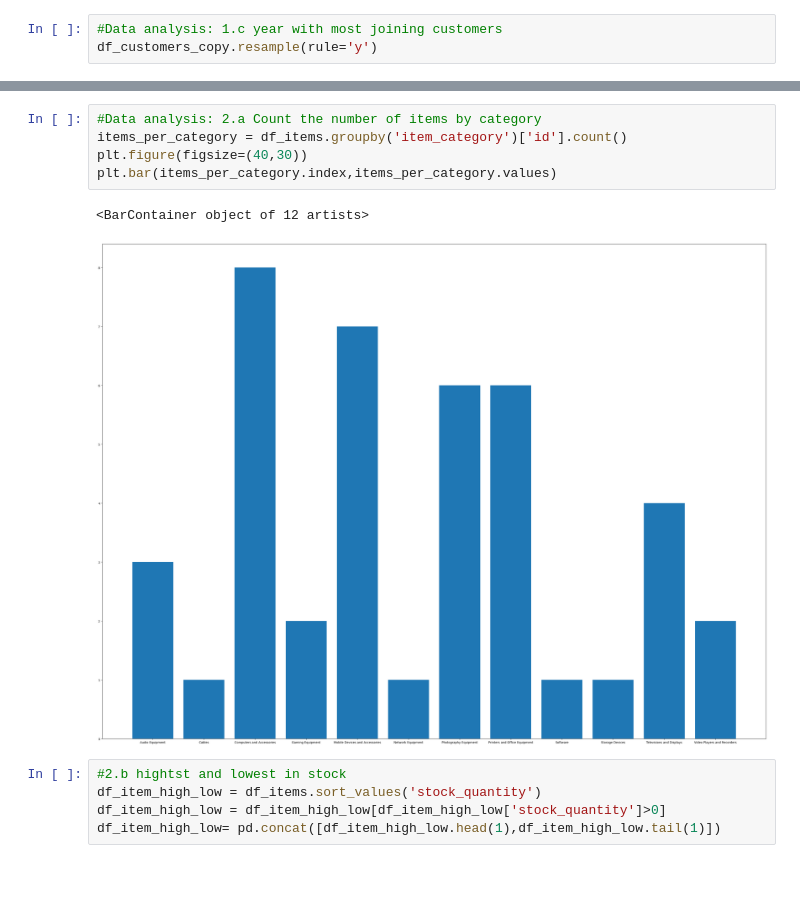
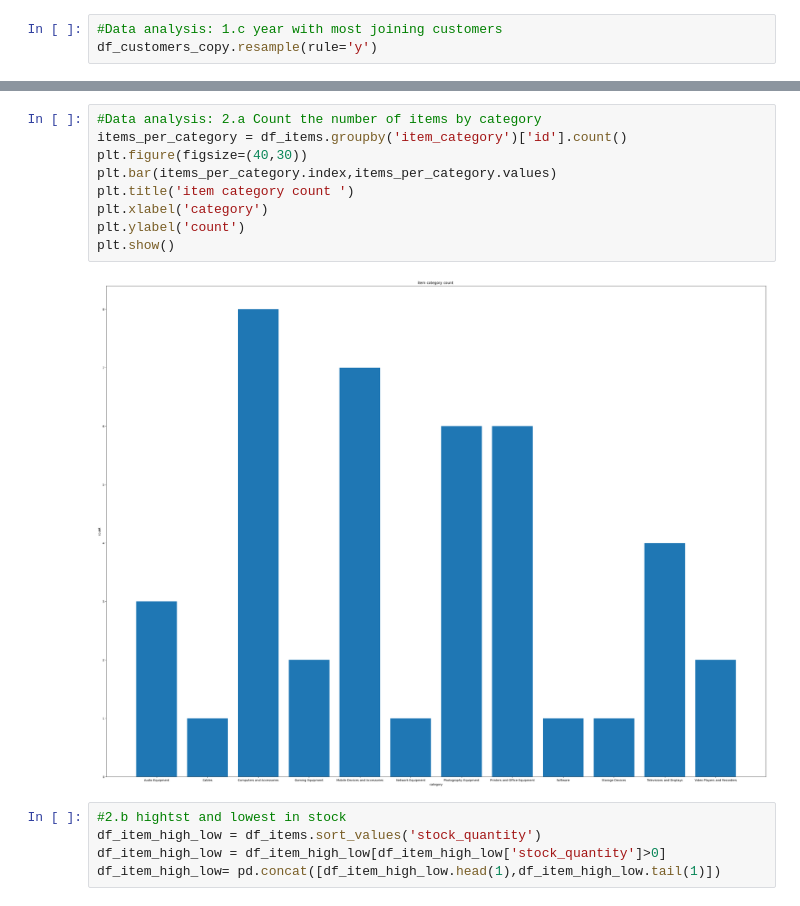
Before and after one commit to 66stella99/datasciencecoursera, a Jupyter notebook: python_lib_exam_stella.ipynb, the cells around one changed output, grey strips where cells are left out. Drawn from its saved outputs; the diff is of its cells as text; blank space fills up the shorter version.

```diff
--- a/python_lib_exam_stella.ipynb
+++ b/python_lib_exam_stella.ipynb
@@ -232,11 +232,14 @@ df_items_copy
 # %%
 #Data analysis: 2.a Count the number of items by category
 items_per_category = df_items.groupby('item_category')['id'].count()
 plt.figure(figsize=(40,30))
 plt.bar(items_per_category.index,items_per_category.values)
+plt.title('item category count ')
+plt.xlabel('category')
+plt.ylabel('count')
+plt.show()
 # %% [output]
-<BarContainer object of 12 artists>
-[figure, old version]
+[figure, new version]
 # %%
 #2.b hightst and lowest in stock
 df_item_high_low = df_items.sort_values('stock_quantity')
```
Also changed, not shown: parts of 5 cells of this notebook.
